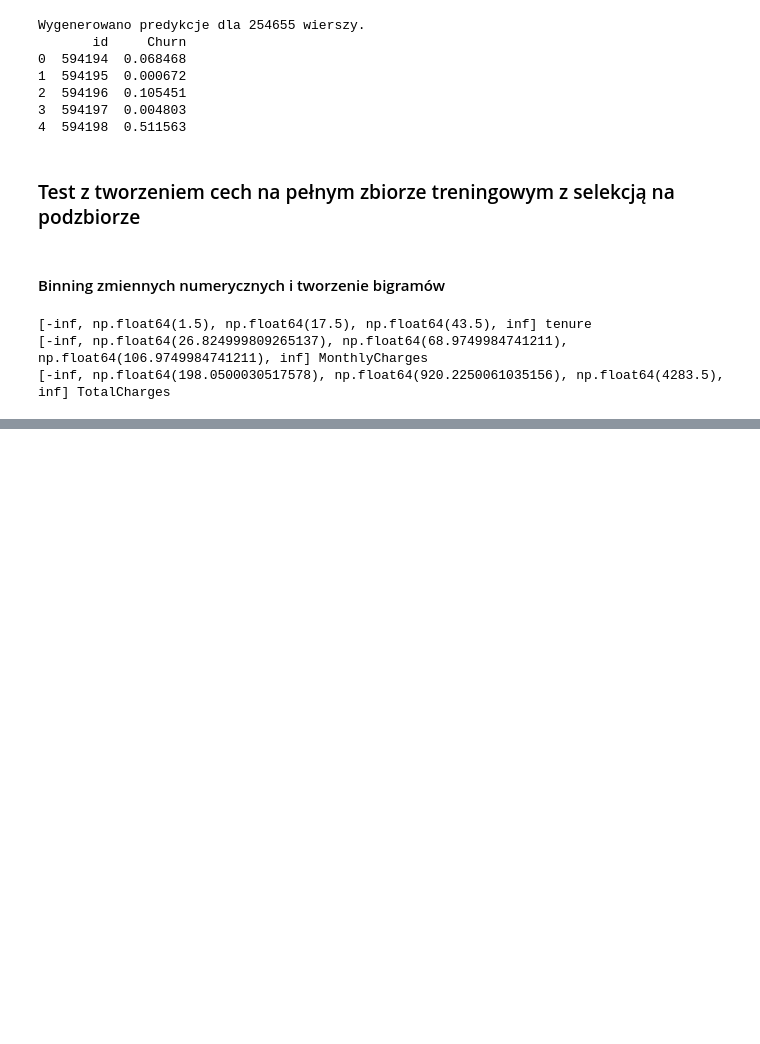
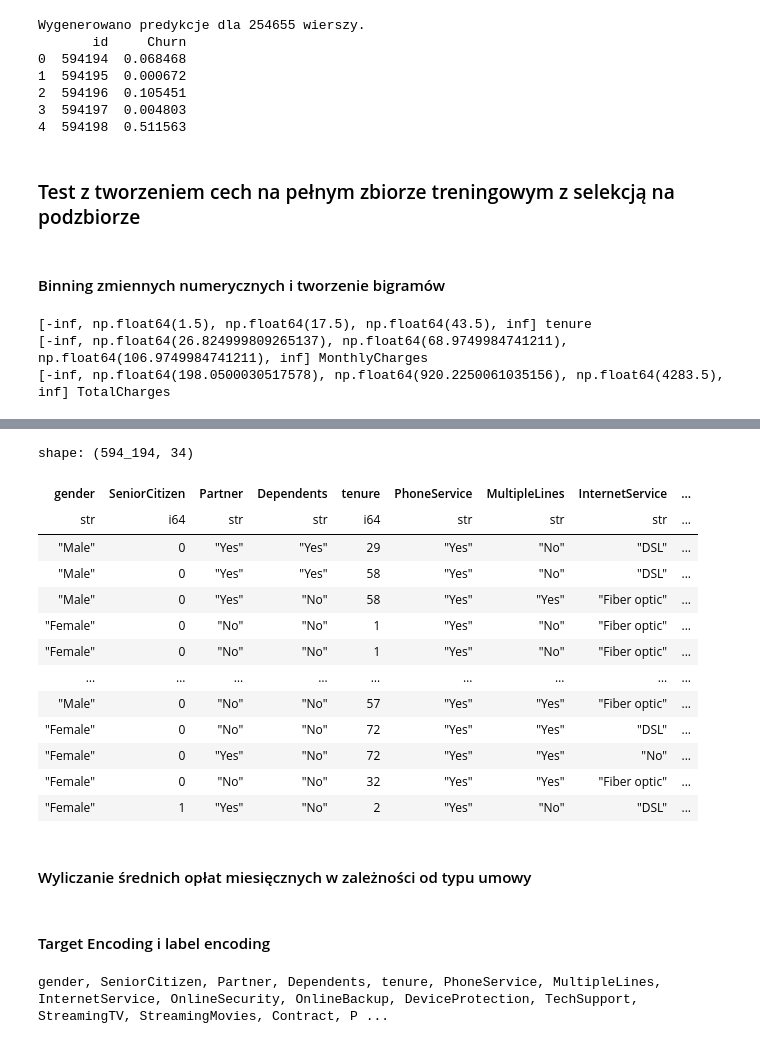
Before and after one commit to Wysocki-Piotr/kaggle-customer-churn-prediction, a Jupyter notebook: Features-creation.ipynb, the cells around one changed output, grey strips where cells are left out. Cells and saved outputs as stored; diff of their text form; code cells hidden in the pictures; blank space fills up the shorter version.

```diff
--- a/Features-creation.ipynb
+++ b/Features-creation.ipynb
@@ -914,0 +937,18 @@ Dalej problem
+# %%
+services_cols = [
+    "PhoneService", "MultipleLines", "OnlineSecurity",
+    "OnlineBackup", "DeviceProtection", "TechSupport",
+    "StreamingTV", "StreamingMovies"
+]
+
+X_cv = X_cv.with_columns([
+    pl.sum_horizontal(
+        [pl.col(c) == "Yes" for c in services_cols]
+    ).cast(pl.Int8).alias("TotalServices"),
+])
+
+X_cv = X_cv.with_columns([
+    (pl.col("MonthlyCharges") / (pl.col("TotalServices") + 1)).alias("AvgCostPerService")
+])
+
+print(X_cv.select(["TotalServices", "AvgCostPerService", "MonthlyCharges"]).head(5))
@@ -914,0 +968,19 @@ Dalej problem
+# %%
+X_cv
+# %% [output]
+shape: (594_194, 34)
+| gender | SeniorCitizen | Partner | Dependents | tenure | PhoneService | MultipleLines | InternetService | ... |
+| str | i64 | str | str | i64 | str | str | str | ... |
+| "Male" | 0 | "Yes" | "Yes" | 29 | "Yes" | "No" | "DSL" | ... |
+| "Male" | 0 | "Yes" | "Yes" | 58 | "Yes" | "No" | "DSL" | ... |
+| "Male" | 0 | "Yes" | "No" | 58 | "Yes" | "Yes" | "Fiber optic" | ... |
+| "Female" | 0 | "No" | "No" | 1 | "Yes" | "No" | "Fiber optic" | ... |
+| "Female" | 0 | "No" | "No" | 1 | "Yes" | "No" | "Fiber optic" | ... |
+| … | … | … | … | … | … | … | … | ... |
+| "Male" | 0 | "No" | "No" | 57 | "Yes" | "Yes" | "Fiber optic" | ... |
+| "Female" | 0 | "No" | "No" | 72 | "Yes" | "Yes" | "DSL" | ... |
+| "Female" | 0 | "Yes" | "No" | 72 | "Yes" | "Yes" | "No" | ... |
+| "Female" | 0 | "No" | "No" | 32 | "Yes" | "Yes" | "Fiber optic" | ... |
+| "Female" | 1 | "Yes" | "No" | 2 | "Yes" | "No" | "DSL" | ... |
+# %% [markdown]
+#### Wyliczanie średnich opłat miesięcznych w zależności od typu umowy
@@ -914,0 +996,2 @@ Dalej problem
+# %% [markdown]
+#### Target Encoding i label encoding
@@ -914,0 +1000,4 @@ Dalej problem
+# %%
+print(*X_cv.columns, sep=', ')
+# %% [output]
+gender, SeniorCitizen, Partner, Dependents, tenure, PhoneService, MultipleLines, InternetService, OnlineSecurity, OnlineBackup, DeviceProtection, TechSupport, StreamingTV, StreamingMovies, Contract, P ...
```
Also changed, not shown: parts of 35 cells of this notebook.
